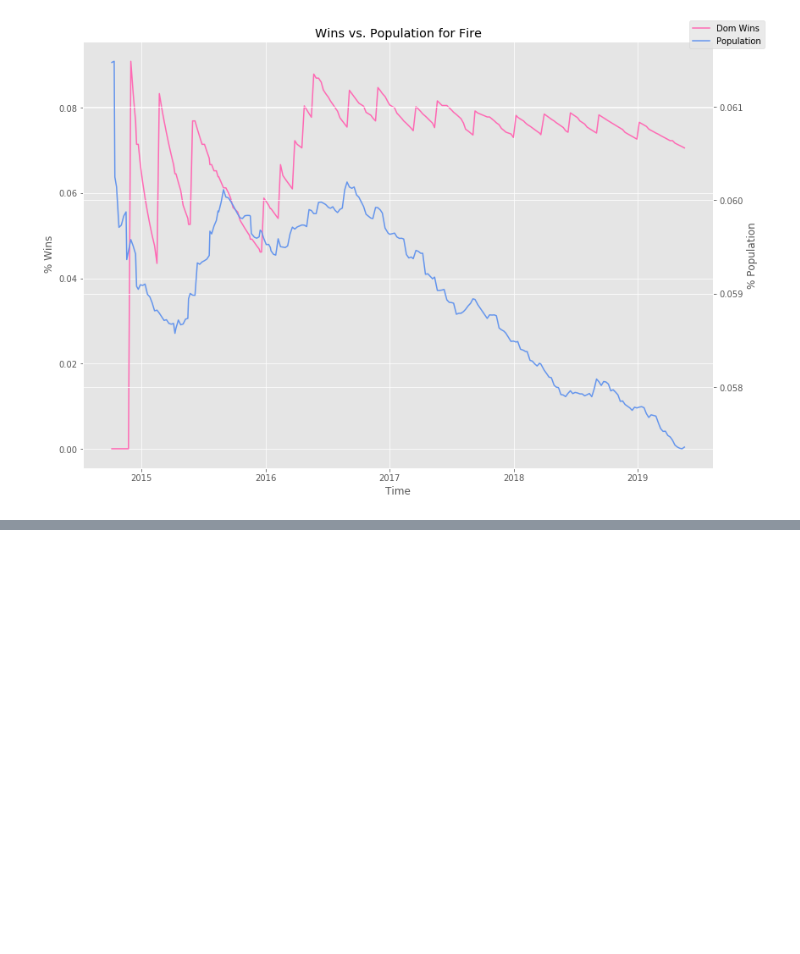
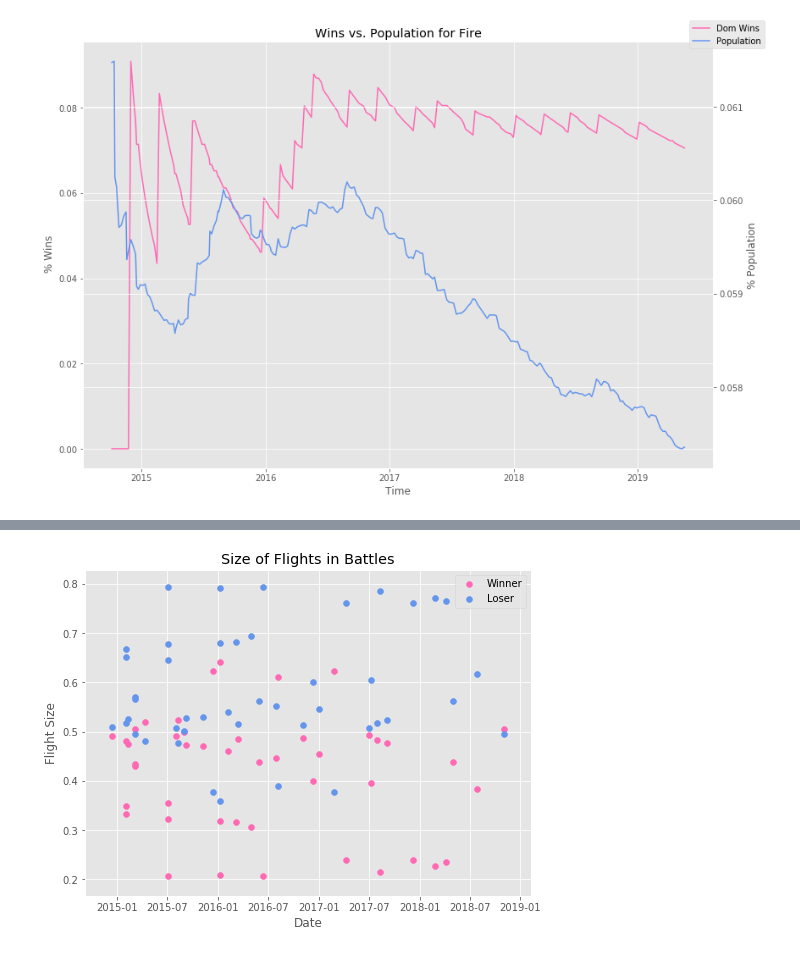
Before and after one commit to voetberg/FlightRising_Stats, a Jupyter notebook: Dom_Population.ipynb, the cells around one changed output, grey strips where cells are left out. Drawn from its saved outputs; the diff is of its cells as text; code cells hidden in the pictures; blank space fills up the shorter version.

```diff
--- a/Dom_Population.ipynb
+++ b/Dom_Population.ipynb
@@ -245,0 +290,19 @@ for i in range(dom_record.shape[0]):
+# %%
+##Normalize by both of their sizes
+tot = win_size + loss_size
+win_norm = win_size.div(tot, axis=0)
+loss_norm = loss_size.div(tot, axis=0)
+reg = LinearRegression()
+
+plt.rcParams["figure.figsize"] = (8,6)
+
+plt.scatter(dates,win_norm, label = 'Winner',color = 'hotpink')
+plt.scatter(dates,loss_norm, label = 'Loser',color = 'cornflowerblue')
+
+plt.xlabel('Date')
+plt.ylabel('Flight Size')
+plt.title("Size of Flights in Battles")
+plt.legend()
+plt.show() ##Yeah better to be smaller. I'll work on getting a fit for these in the future
+# %% [output]
+[figure, added]
```
Also changed, not shown: parts of 5 cells of this notebook.
